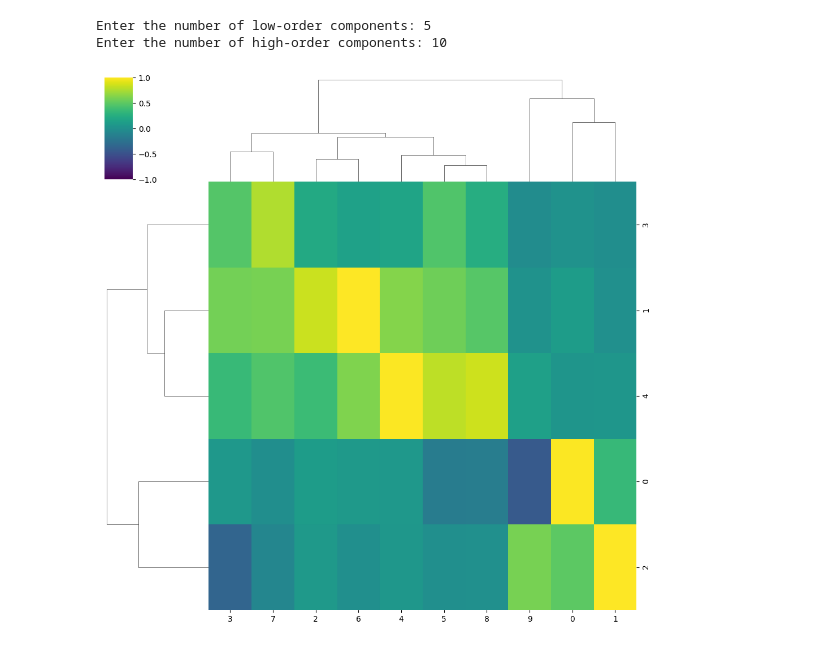
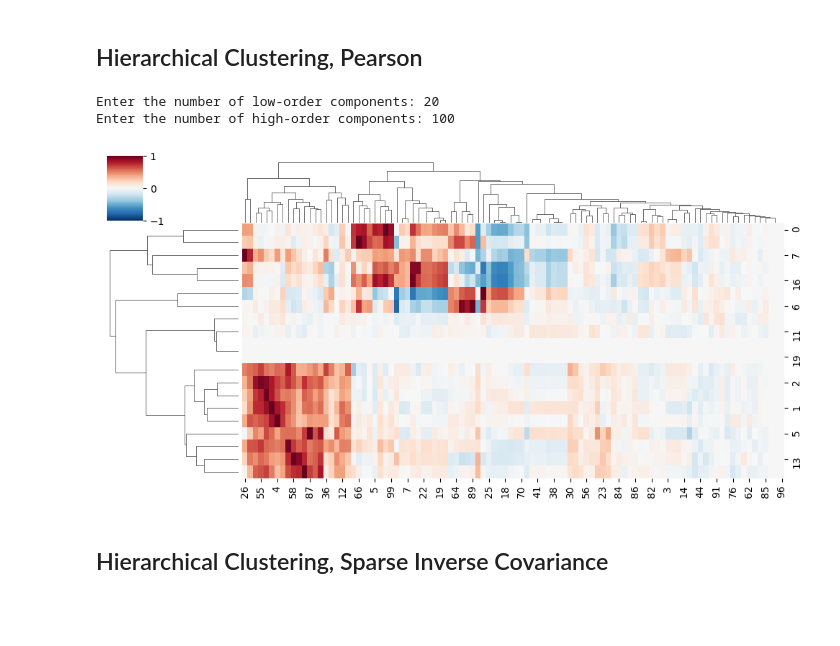
Before and after one commit to eriosta/neuro, a Jupyter notebook: Hierarchical_Clustering_of_Spatial_Correlation.ipynb, the cells around one changed output. Saved outputs shown, nothing was run; the diff lists cells and outputs as text; code cells hidden in the pictures; blank space fills up the shorter version.

```diff
--- a/Hierarchical_Clustering_of_Spatial_Correlation.ipynb
+++ b/Hierarchical_Clustering_of_Spatial_Correlation.ipynb
@@ -70,3 +64,5 @@ Extracting data from /root/nilearn_data/adhd/e7ff5670bd594dcd9453e57b55d69dc9/ad
+# %% [markdown]
+## Hierarchical Clustering, Pearson
 # %%
 import numpy as np
 import matplotlib.pyplot as plt
@@ -75,6 +71,7 @@ from nilearn.decomposition import DictLearning
 from scipy.cluster.hierarchy import dendrogram, linkage, fcluster
 import seaborn as sns
 from scipy.stats import pearsonr
+import pandas as pd
 
 class ComponentCorrelationVisualizer:
     def __init__(self, n_low_order, n_high_order):
@@ -92,43 +89,93 @@ class ComponentCorrelationVisualizer:
 
         dict_learn_high = DictLearning(n_components=self.n_high_order, random_state=0, memory="nilearn_cache", memory_level=2)
         self.components_img_high = dict_learn_high.fit_transform(self.func_filenames)
 
     def compute_correlation_matrix(self):
         self.correlation_matrix = np.zeros((self.n_low_order, self.n_high_order))
         self.p_values = np.ones((self.n_low_order, self.n_high_order))
+
+        self.results = []
+
         for i in range(self.n_low_order):
             for j in range(self.n_high_order):
                 data_low = self.components_img_low[0][..., i]
                 data_high = self.components_img_high[0][..., j]
                 correlation, p_value = pearsonr(data_low.ravel(), data_high.ravel())
                 self.correlation_matrix[i, j] = correlation
                 self.p_values[i, j] = p_value
 
+                self.results.append({
+                    'Low_Order_Component': i,
+                    'High_Order_Component': j,
+                    'Pearson_r': correlation,
+                    'p_value': p_value
+                })
+
+        # Replace NaN or inf values in the correlation matrix with 0
+        self.correlation_matrix = np.nan_to_num(self.correlation_matrix, nan=0.0, posinf=0.0, neginf=0.0)
+
+    def export_results_to_csv(self, filename="correlation_results.csv"):
+        df = pd.DataFrame(self.results)
+
+        # Sort by p_value in ascending order
+        df = df.sort_values(by='p_value')
+
+        df.to_csv(filename, index=False)
+
     def plot_heatmap(self):
-        # Plotting hierarchical clustering heatmap
-        g = sns.clustermap(self.correlation_matrix, method='average', cmap='viridis', vmin=-1, vmax=1, annot=False, fmt=".2f")
+        # Use a diverging colormap that transitions from red to blue
+        diverging_cmap = plt.cm.RdBu_r
 
-        # # TO-DO: INSTEAD OF OVERLAY, DO NOT DISPLAY CELLS THAT ARE NOT P<0.05
-        # # Overlay p-value symbols
-        # for i in range(self.n_low_order):
-        #     for j in range(self.n_high_order):
-        #         if self.p_values[i, j] < 0.001:
-        #             g.ax_heatmap.text(j+0.5, i+0.5, '**', ha='center', va='center', color='white')
-        #         elif self.p_values[i, j] < 0.05:
-        #             g.ax_heatmap.text(j+0.5, i+0.5, '*', ha='center', va='center', color='white')
+        # Plotting hierarchical clustering heatmap with the diverging colormap
+        figsize = (10, 5)
+        g = sns.clustermap(
+            self.correlation_matrix,
+            method="average",
+            cmap=diverging_cmap,
+            vmin=-1,
+            vmax=1,
+            annot=False,
+            fmt=".2f",
+            figsize=figsize,
+        )
+
+    # # TO-DO: Consider interactive plot:
+    # import plotly.express as px
+    # def plot_heatmap(self):
+    #     # Create a DataFrame for plotly heatmap
+    #     df = pd.DataFrame(self.results)
+
+    #     fig = px.imshow(
+    #         self.correlation_matrix,
+    #         labels=dict(x="High Order Component", y="Low Order Component", color="Correlation"),
+    #         x=df['High_Order_Component'].unique(),
+    #         y=df['Low_Order_Component'].unique(),
+    #         color_continuous_scale="RdBu_r",
+    #         range_color=[-1, 1],
+    #         title="Correlation Heatmap",
+    #         hover_data={
+    #             "Pearson_r": ':.2f',
+    #             "p_value": ':.5f'
+    #         }
+    #     )
+
+    #     fig.show()
 
     def visualize_component_correlation(self):
         self.fetch_data()
         self.perform_decomposition()
         self.compute_correlation_matrix()
         self.plot_heatmap()
+        self.export_results_to_csv()
 
 if __name__ == "__main__":
     n_low_order = int(input("Enter the number of low-order components: "))
     n_high_order = int(input("Enter the number of high-order components: "))
     visualizer = ComponentCorrelationVisualizer(n_low_order, n_high_order)
     visualizer.visualize_component_correlation()
 # %% [output]
-Enter the number of low-order components: 5
-Enter the number of high-order components: 10
+Enter the number of low-order components: 20
+Enter the number of high-order components: 100
-[figure, old version]
+[figure, new version]
+# %% [markdown]
+## Hierarchical Clustering, Sparse Inverse Covariance
```
Also changed, not shown: parts of 3 cells of this notebook.
